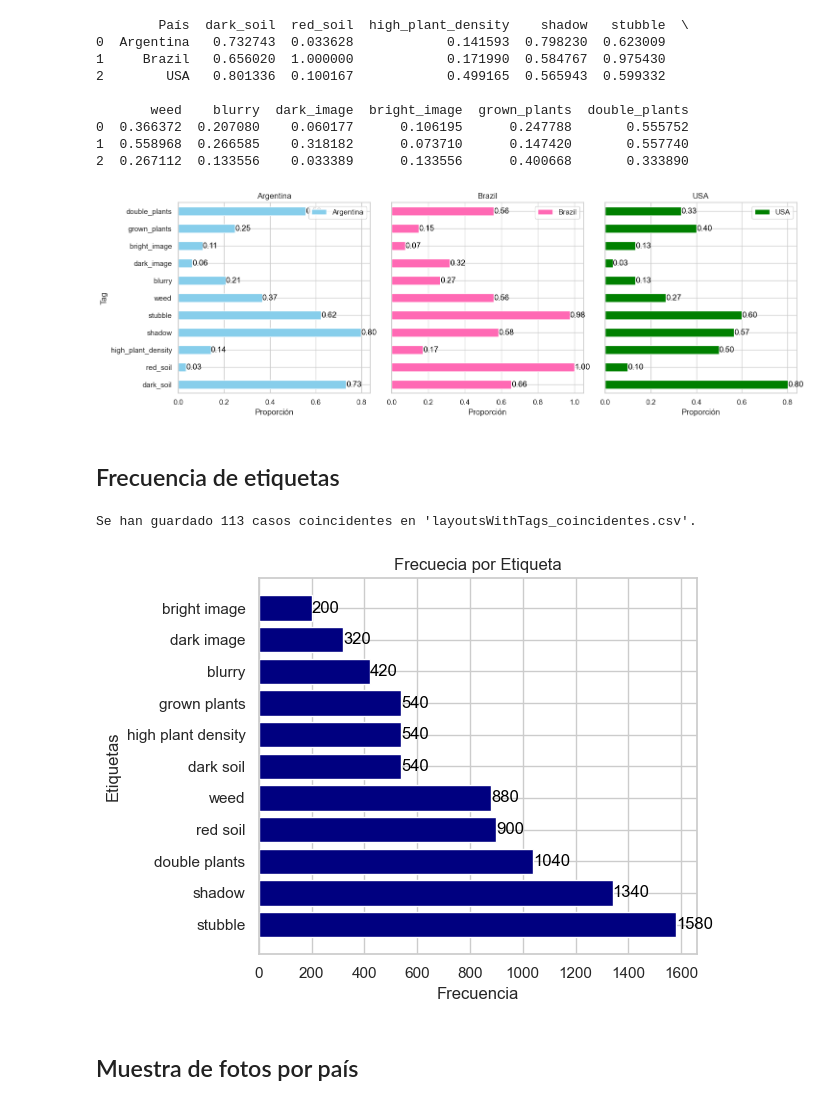
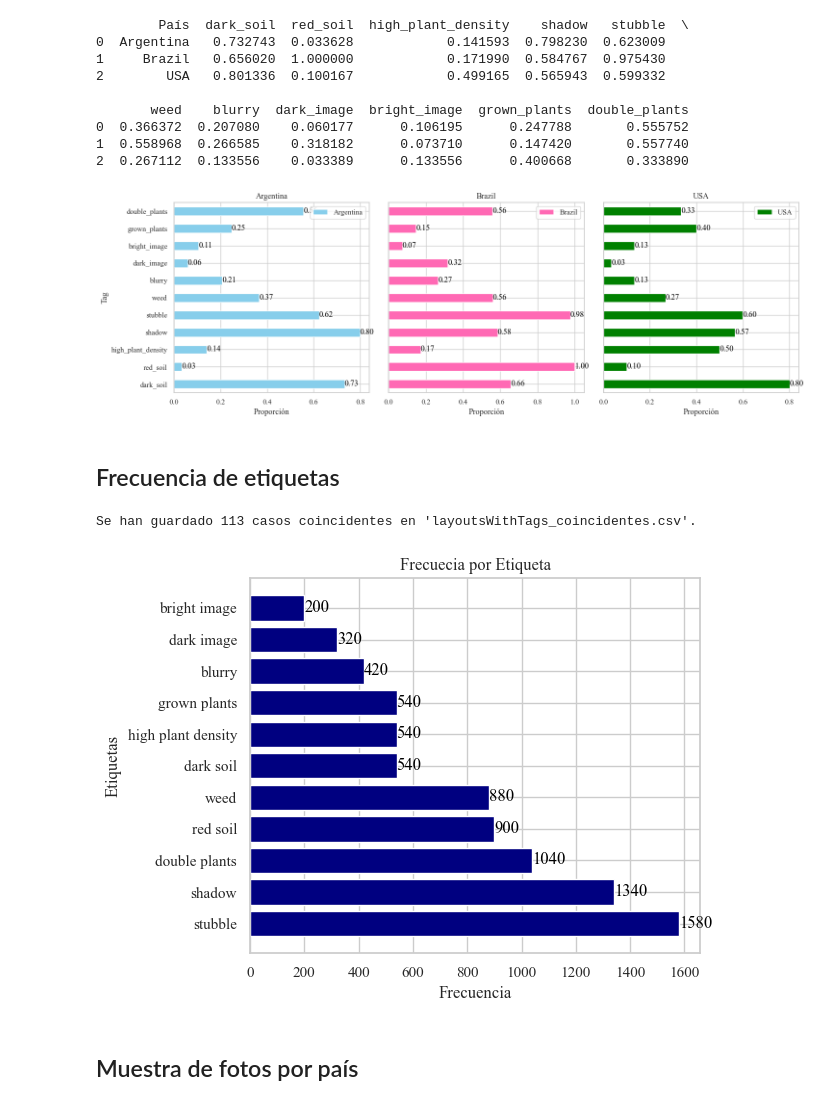
Before and after one commit to azulamakk/PF-vacasVaqueras, a Jupyter notebook: 01.3-nr-EDA.ipynb, the cells around one changed output. Cells and saved outputs as stored; diff of their text form; code cells hidden in the pictures.

```diff
--- a/01.3-nr-EDA.ipynb
+++ b/01.3-nr-EDA.ipynb
@@ -278,7 +279,7 @@ colores = {'Brazil': '#FF69B4', 'USA': 'green', 'Argentina': '#87CEEB'}
 conteo_paises = nuevo_df2['country'].value_counts()
 
 plt.figure(figsize=(10, 6))
-
+plt.rcParams['font.family'] = 'Times New Roman'
 ax = conteo_paises.plot(kind='bar', color=[colores.get(x, '#skyblue') for x in conteo_paises.index])
 
 for i, v in enumerate(conteo_paises):
@@ -300,7 +301,7 @@ colores = {'Brazil': '#FF69B4', 'USA': 'green', 'Argentina': '#87CEEB'}
 monthly_counts = tabla_vuelos.groupby(['month', 'country'])['count'].sum().unstack()
 
 plt.figure(figsize=(10, 6))
-
+plt.rcParams['font.family'] = 'Times New Roman'
 for country in monthly_counts.columns:
     plt.bar(monthly_counts.index, monthly_counts[country], color=colores[country], label=country)
 
@@ -337,7 +338,7 @@ tabla_vuelos = tabla_vuelos[['country', 'year', 'month', 'hour', 'count']]
 hourly_counts = tabla_vuelos.groupby(['hour', 'country'])['count'].sum().unstack()
 
 plt.figure(figsize=(10, 6))
-
+plt.rcParams['font.family'] = 'Times New Roman'
 for country in hourly_counts.columns:
     plt.bar(hourly_counts.index, hourly_counts[country], color=colores[country], label=country)
 
@@ -379,6 +380,7 @@ print(proporcion_tags_por_pais)
 colores = {'Brazil': '#FF69B4', 'USA': 'green', 'Argentina': '#87CEEB'}
 
 fig, axes = plt.subplots(1, 3, figsize=(15, 5), sharey=True)
+plt.rcParams['font.family'] = 'Times New Roman'
 for ax, (_, proporcion) in zip(axes, proporcion_tags_por_pais.iterrows()):
     pais = proporcion['País']
     color = colores[pais]
@@ -393,7 +395,7 @@ for ax, (_, proporcion) in zip(axes, proporcion_tags_por_pais.iterrows()):
 plt.tight_layout()
 plt.show()
 # %% [output]
-[figure, old version]
+[figure, new version]
 # %% [markdown]
 ## Frecuencia de etiquetas
 # %%
@@ -439,34 +441,35 @@ etiquetas_claves = {
     'double plants': 11
 }
 
 # Extracción y conteo de etiquetas
 numeros = df['relevant (new) tags'].str.split(',')
 todos_los_numeros = []
 
 for sublist in numeros.dropna():
     for numero in sublist:
         if numero.strip():  # Ignorar valores vacíos
             todos_los_numeros.append(int(numero))
 
 conteo_numeros = pd.Series(todos_los_numeros).value_counts()
 conteo_numeros = conteo_numeros.sort_values(ascending=False)
 etiquetas = [list(etiquetas_claves.keys())[list(etiquetas_claves.values()).index(num)] for num in conteo_numeros.index]
 
 # Gráfico de barras con ejes invertidos y etiquetas
+plt.rcParams['font.family'] = 'Times New Roman'
 plt.barh(etiquetas, (conteo_numeros.values*20), color='navy')
 plt.ylabel('Etiquetas')
 plt.xlabel('Frecuencia')
 plt.title('Frecuecia por Etiqueta')
 
 # Agregar etiquetas en cada barra
 for i, v in enumerate(conteo_numeros.values*20):
     plt.text(v, i, str(v), color='black', ha='left', va='center')
 
 plt.tight_layout()
 plt.show()
 # %% [output]
 Se han guardado 113 casos coincidentes en 'layoutsWithTags_coincidentes.csv'.
-[figure, old version]
+[figure, new version]
 # %% [markdown]
 ## Muestra de fotos por país
 # %%
```
Also changed, not shown: parts of 7 cells of this notebook, 1 other file.
